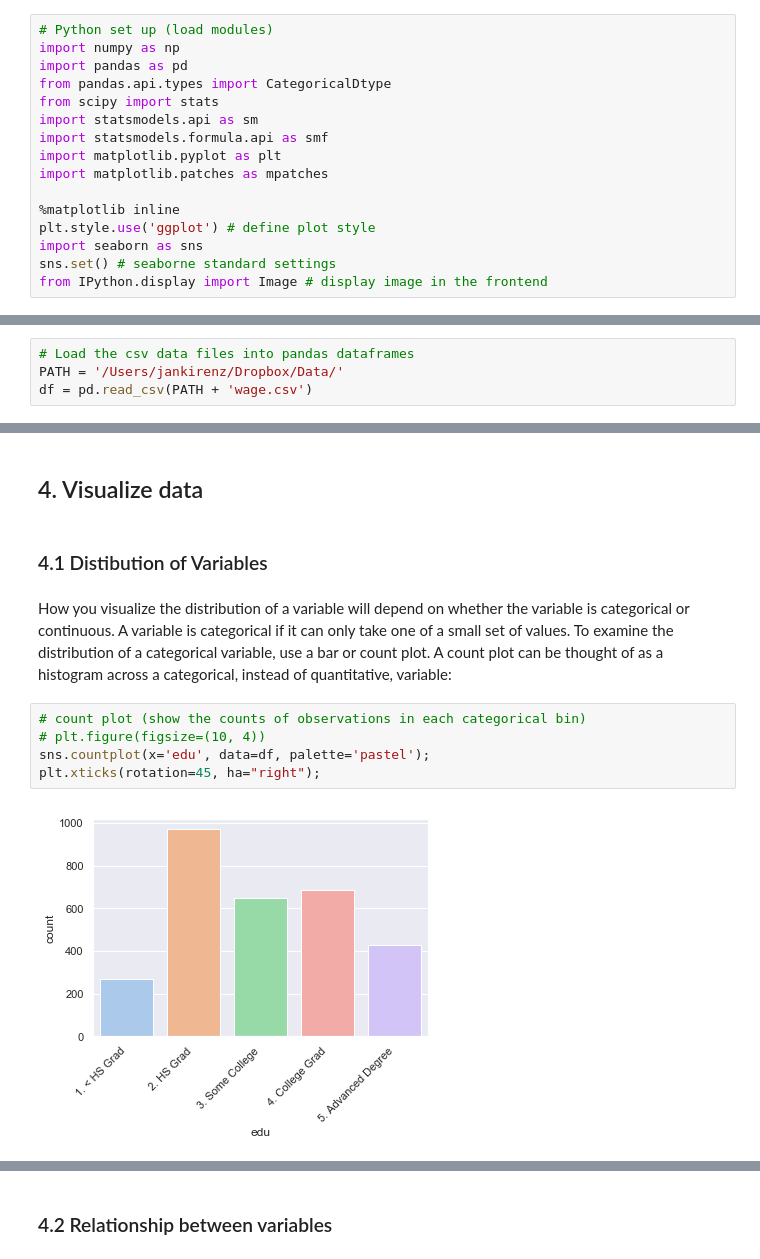
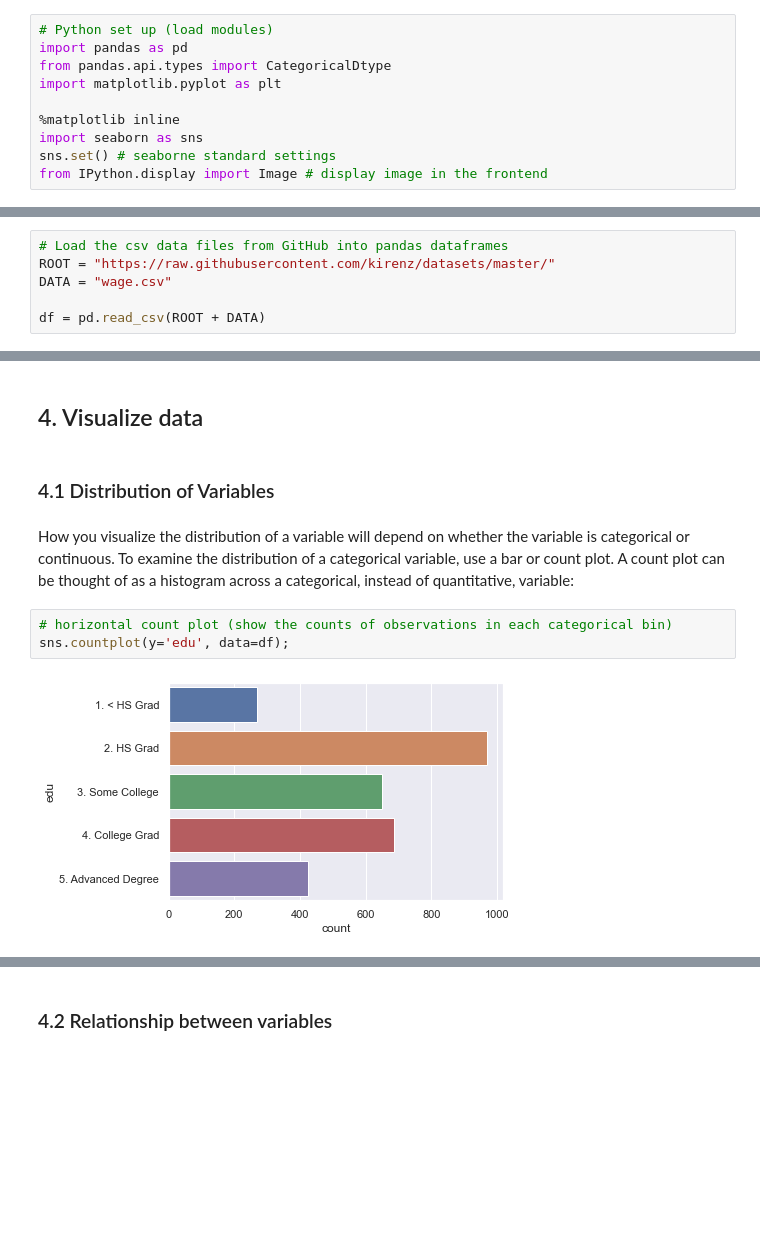
Before and after one commit to kirenz/regression_repo, a Jupyter notebook: simple_regression/ap1_programming_process.ipynb, the cells around one changed output, grey strips where cells are left out. Saved outputs shown, nothing was run; the diff lists cells and outputs as text; blank space fills up the shorter version.

```diff
--- a/simple_regression/ap1_programming_process.ipynb
+++ b/simple_regression/ap1_programming_process.ipynb
@@ -8,16 +13,10 @@ Hochschule der Medien Stuttgart
 # %%
 # Python set up (load modules)
-import numpy as np
 import pandas as pd
 from pandas.api.types import CategoricalDtype
-from scipy import stats
-import statsmodels.api as sm
-import statsmodels.formula.api as smf
 import matplotlib.pyplot as plt
-import matplotlib.patches as mpatches
 
 %matplotlib inline
-plt.style.use('ggplot') # define plot style
 import seaborn as sns
 sns.set() # seaborne standard settings
 from IPython.display import Image # display image in the frontend
@@ -88,6 +95,8 @@ Source: Wickham/Grolemund, 2016
 # %% [markdown]
 ## 1 Import data
 # %%
-# Load the csv data files into pandas dataframes
-PATH = '/Users/jankirenz/Dropbox/Data/'
-df = pd.read_csv(PATH + 'wage.csv')
+# Load the csv data files from GitHub into pandas dataframes
+ROOT = "https://raw.githubusercontent.com/kirenz/datasets/master/"
+DATA = "wage.csv"
+
+df = pd.read_csv(ROOT + DATA)
@@ -365,14 +414,14 @@ df['age'].groupby(df['edu']).describe()
 # %% [markdown]
 ## 4. Visualize data
 # %% [markdown]
-### 4.1 Distibution of Variables
+### 4.1 Distribution of Variables
 # %% [markdown]
-How you visualize the distribution of a variable will depend on whether the variable is categorical or continuous. A variable is categorical if it can only take one of a small set of values. To examine the distribution of a categorical variable, use a bar or count plot. A count plot can be thought of as a histogram across a categorical, instead of quantitative, variable:
+How you visualize the distribution of a variable will depend on whether the variable is categorical or continuous.
+To examine the distribution of a categorical variable, use a bar or count plot.
+A count plot can be thought of as a histogram across a categorical, instead of quantitative, variable:
 # %%
-# count plot (show the counts of observations in each categorical bin)
-# plt.figure(figsize=(10, 4))
-sns.countplot(x='edu', data=df, palette='pastel');
-plt.xticks(rotation=45, ha="right");
+# horizontal count plot (show the counts of observations in each categorical bin)
+sns.countplot(y='edu', data=df);
 # %% [output]
-[figure, old version]
+[figure, new version]
 # %% [markdown]
```
Also changed, not shown: parts of 51 cells of this notebook.
